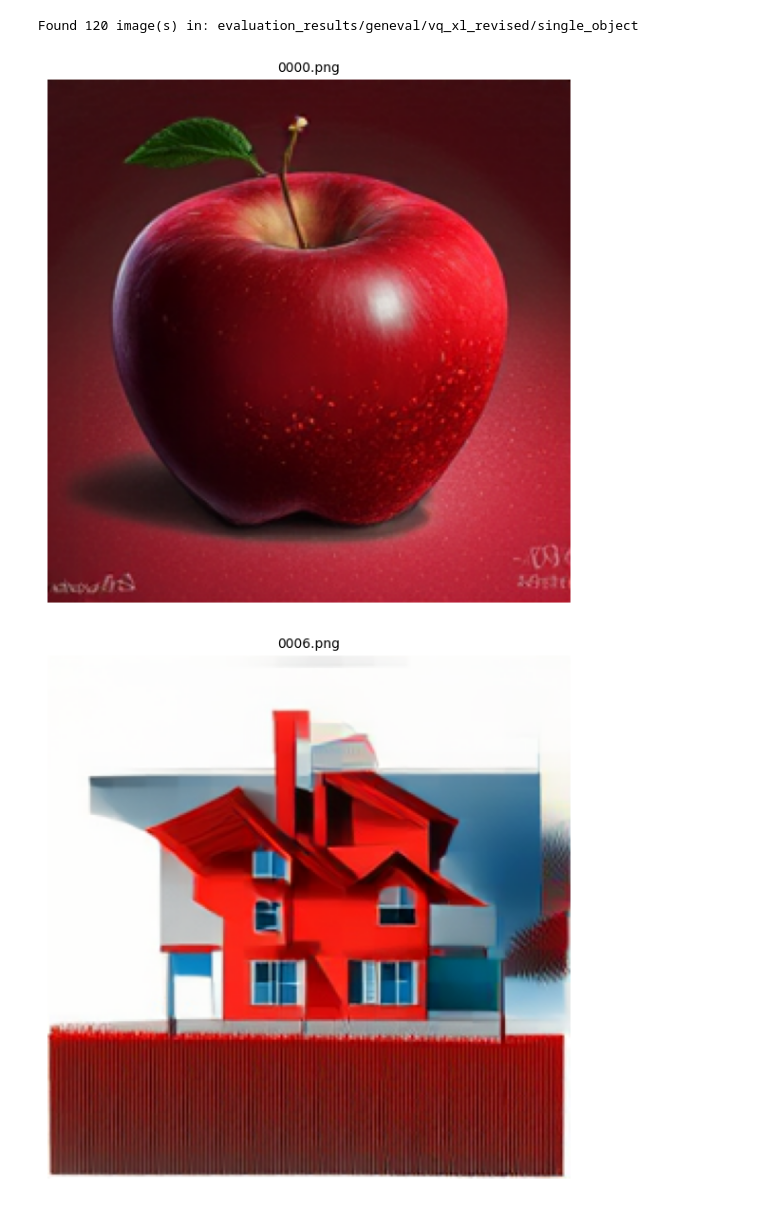
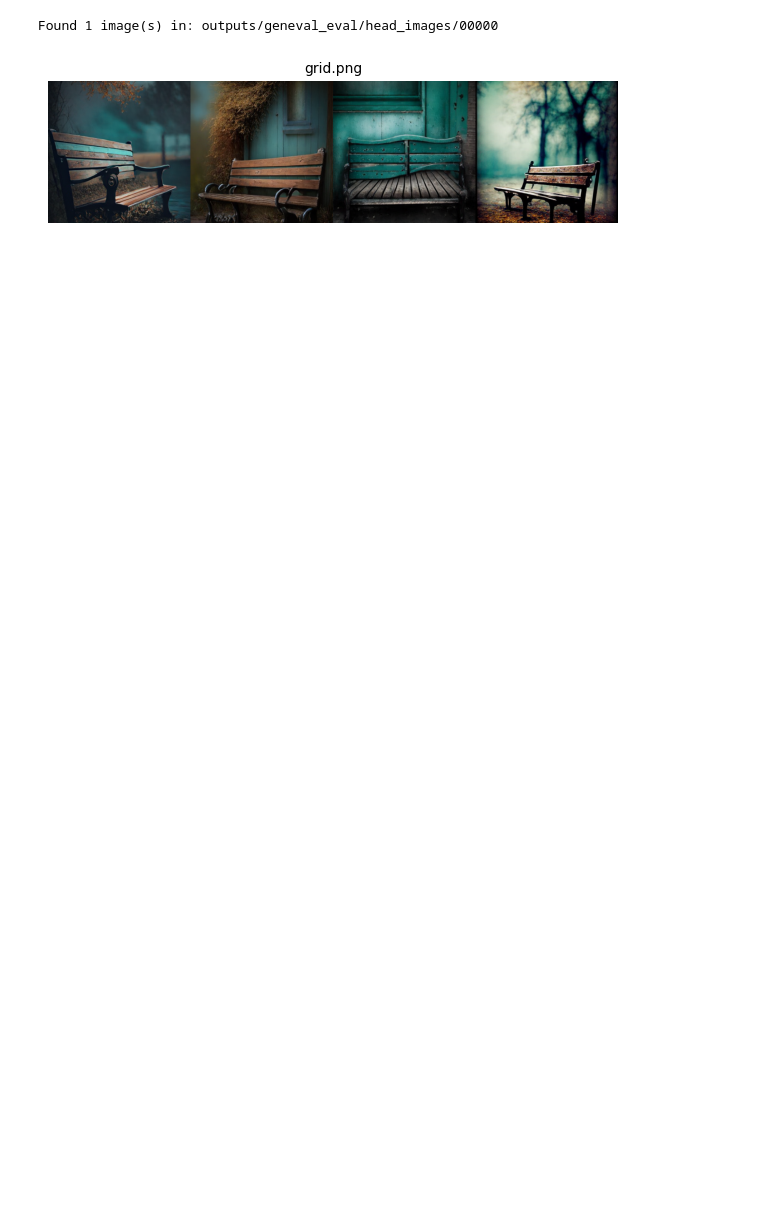
Before and after one commit to Hejrati/MaskGen, a Jupyter notebook: viz.ipynb, the cells around one changed output. Cells and saved outputs as stored; diff of their text form; code cells hidden in the pictures; blank space fills up the shorter version.

```diff
--- a/viz.ipynb
+++ b/viz.ipynb
@@ -6,7 +6,7 @@ import math
 import matplotlib.pyplot as plt
 
 # Directory from the notebook context
-image_dir = Path("/lp-dev/behzad/maskgen/MaskGen/evaluation_results/geneval/vq_xl_baseline_official/single_object")
+image_dir = Path("outputs/geneval_eval/baseline_images/00000")
 # image_dir = Path("evaluation_results/geneval/vq_xl_revised/counting")
 
 # image_dir = Path("evaluation_results")
@@ -49,34 +46,33 @@ import matplotlib.pyplot as plt
 
 # Directory from the notebook context
 # image_dir = Path("evaluation_results/geneval/vq_xl_baseline/counting")
-image_dir = Path("evaluation_results/geneval/vq_xl_revised/single_object")
+image_dir = Path("outputs/geneval_eval/head_images/00000")
 
 # image_dir = Path("evaluation_results")
 
 
 # Find image files (recursive)
 valid_exts = {".jpg", ".jpeg", ".png", ".bmp", ".gif", ".webp", ".tiff"}
 image_paths = [p for p in image_dir.iterdir() if p.is_file() and p.suffix.lower() in valid_exts]
 
 print(f"Found {len(image_paths)} image(s) in: {image_dir}")
 
 if image_paths:
     i=0
     for img_path in image_paths:
         i += 1
         img = Image.open(img_path)
 
         plt.figure(figsize=(6, 6))
         plt.imshow(img)
         plt.title(img_path.name, fontsize=10)
         plt.axis("off")
         plt.tight_layout()
         plt.show()
         if i >= 4:  # Limit to showing first 5 images
             break
 else:
     print("No image files found.")
 # %% [output]
-Found 120 image(s) in: evaluation_results/geneval/vq_xl_revised/single_object
+Found 1 image(s) in: outputs/geneval_eval/head_images/00000
-[figure, old version]
+[figure, new version]
-[figure, removed]
```
Also changed, not shown: parts of 2 cells of this notebook, 1 other file.
